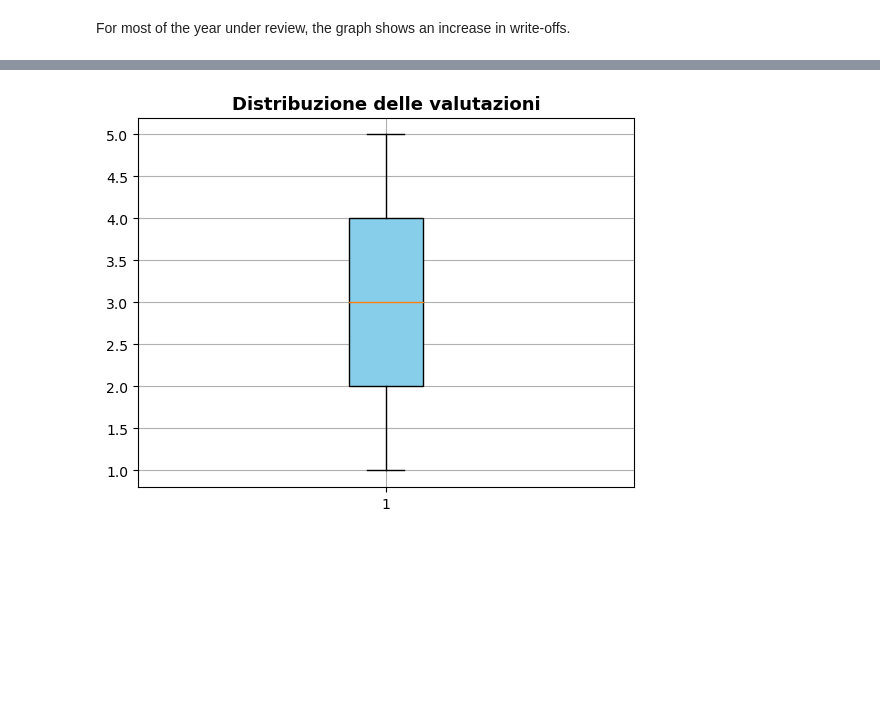
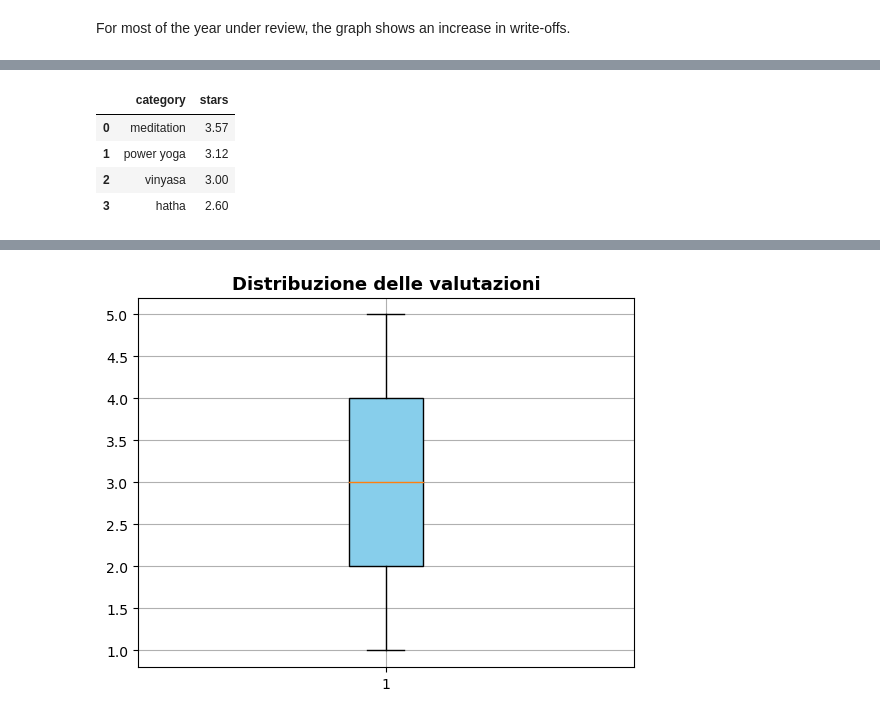
Before and after one commit to France-Man/Final-Project-Data-Analysis-V2, a Jupyter notebook: backup eda.ipynb, the cells around one changed output, grey strips where cells are left out. Saved outputs shown, nothing was run; the diff lists cells and outputs as text; code cells hidden in the pictures; blank space fills up the shorter version.

```diff
--- a/backup eda.ipynb
+++ b/backup eda.ipynb
@@ -122,0 +175,9 @@ For most of the year under review, the graph shows an increase in write-offs.
+# %%
+Cat_mean_2021 = df_2021.groupby('category')['stars'].mean().__round__(2).sort_values(ascending=False).reset_index()
+Cat_mean_2021
+# %% [output]
+|  | category | stars |
+| 0 | meditation | 3.57 |
+| 1 | power yoga | 3.12 |
+| 2 | vinyasa | 3.00 |
+| 3 | hatha | 2.60 |
```
Also changed, not shown: parts of 15 cells of this notebook, 1 other file.
